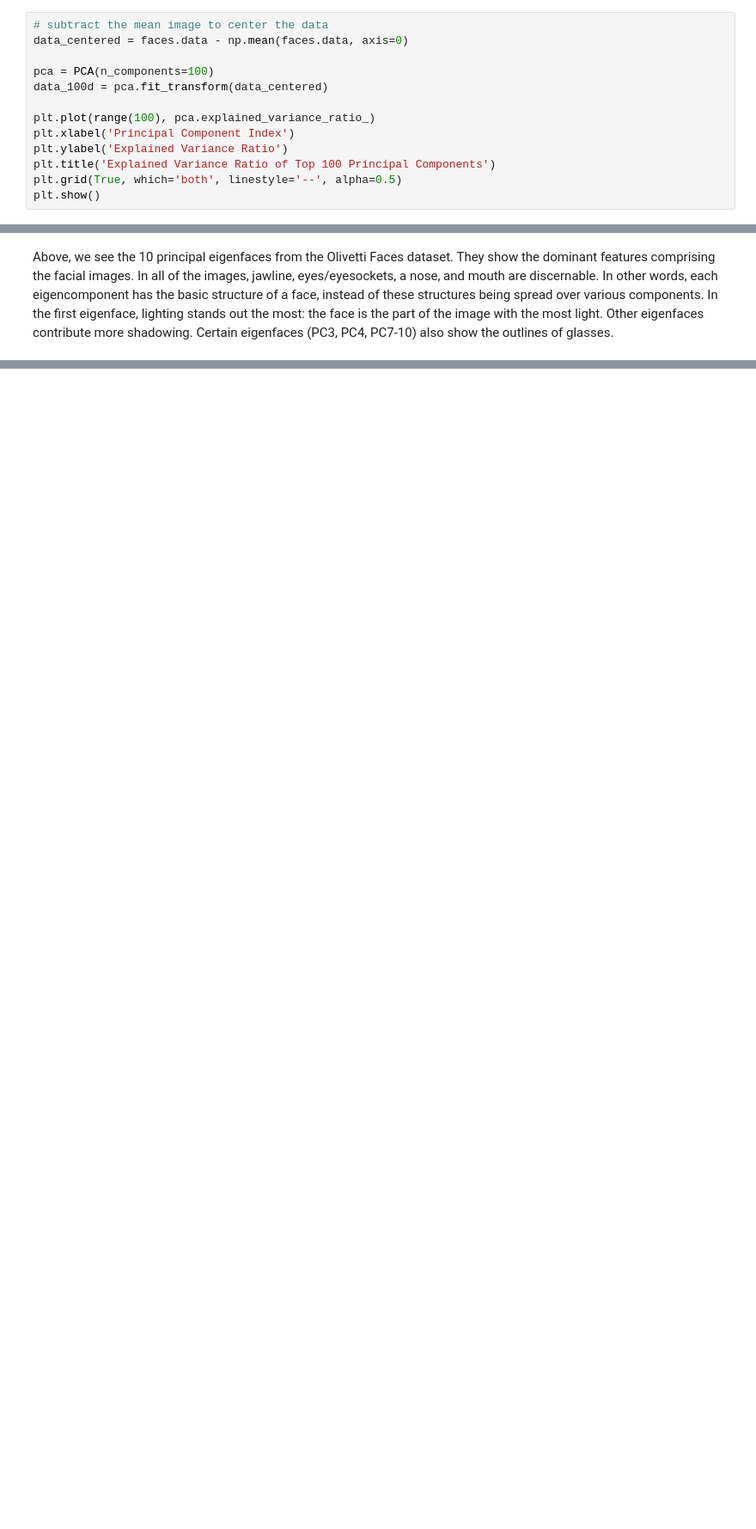
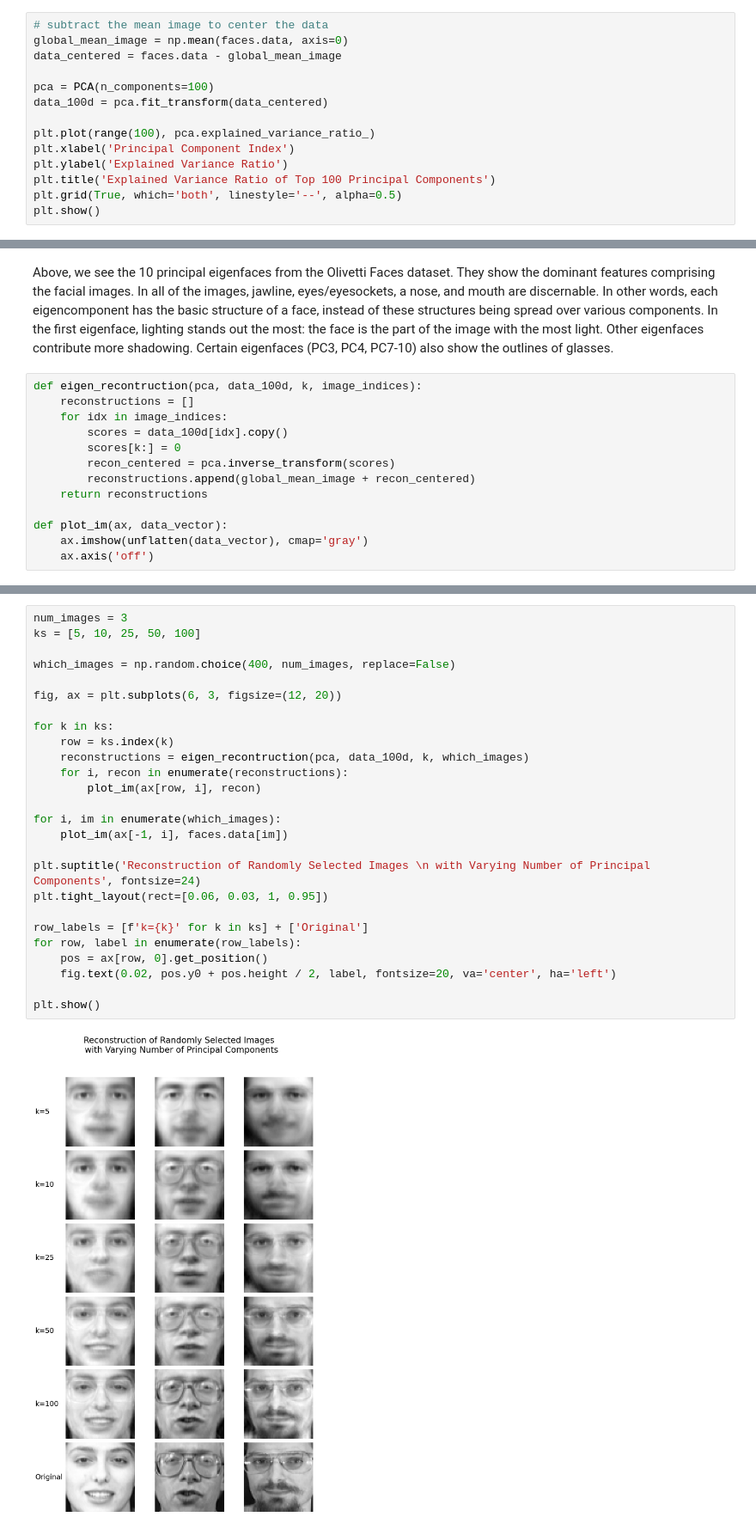
Before and after one commit to mayarubenstein/Statistical-Learning, a Jupyter notebook: assignment_2/ex_2_svd_pca.ipynb, the cells around one changed output, grey strips where cells are left out. Shown at 86% size. Saved outputs shown, nothing was run; the diff lists cells and outputs as text; blank space fills up the shorter version.

```diff
--- a/assignment_2/ex_2_svd_pca.ipynb
+++ b/assignment_2/ex_2_svd_pca.ipynb
@@ -202,7 +202,8 @@ faces.images[0, 0, 0] type <class 'numpy.float32'>
 ## PCA Decomposition
 # %%
 # subtract the mean image to center the data
-data_centered = faces.data - np.mean(faces.data, axis=0)
+global_mean_image = np.mean(faces.data, axis=0)
+data_centered = faces.data - global_mean_image
 
 pca = PCA(n_components=100)
 data_100d = pca.fit_transform(data_centered)
@@ -242,3 +243,16 @@ plt.show()
 [figure]
 # %% [markdown]
 Above, we see the 10 principal eigenfaces from the Olivetti Faces dataset. They show the dominant features comprising the facial images. In all of the images, jawline, eyes/eyesockets, a nose, and mouth are discernable. In other words, each eigencomponent has the basic structure of a face, instead of these structures being spread over various components. In the first eigenface, lighting stands out the most: the face is the part of the image with the most light. Other eigenfaces contribute more shadowing. Certain eigenfaces (PC3, PC4, PC7-10) also show the outlines of glasses.
+# %%
+def eigen_recontruction(pca, data_100d, k, image_indices):
+    reconstructions = []
+    for idx in image_indices:
+        scores = data_100d[idx].copy()
+        scores[k:] = 0
+        recon_centered = pca.inverse_transform(scores)
+        reconstructions.append(global_mean_image + recon_centered)
+    return reconstructions
+
+def plot_im(ax, data_vector):
+    ax.imshow(unflatten(data_vector), cmap='gray')
+    ax.axis('off')
@@ -244,0 +268,28 @@ Above, we see the 10 principal eigenfaces from the Olivetti Faces dataset. They
+# %%
+num_images = 3
+ks = [5, 10, 25, 50, 100]
+
+which_images = np.random.choice(400, num_images, replace=False)
+
+fig, ax = plt.subplots(6, 3, figsize=(12, 20))
+
+for k in ks:
+    row = ks.index(k)
+    reconstructions = eigen_recontruction(pca, data_100d, k, which_images)
+    for i, recon in enumerate(reconstructions):
+        plot_im(ax[row, i], recon)
+
+for i, im in enumerate(which_images):
+    plot_im(ax[-1, i], faces.data[im])
+
+plt.suptitle('Reconstruction of Randomly Selected Images \n with Varying Number of Principal Components', fontsize=24)
+plt.tight_layout(rect=[0.06, 0.03, 1, 0.95])
+
+row_labels = [f'k={k}' for k in ks] + ['Original']
+for row, label in enumerate(row_labels):
+    pos = ax[row, 0].get_position()
+    fig.text(0.02, pos.y0 + pos.height / 2, label, fontsize=20, va='center', ha='left')
+
+plt.show()
+# %% [output]
+[figure, added]
```
Also changed, not shown: parts of 9 cells of this notebook.
